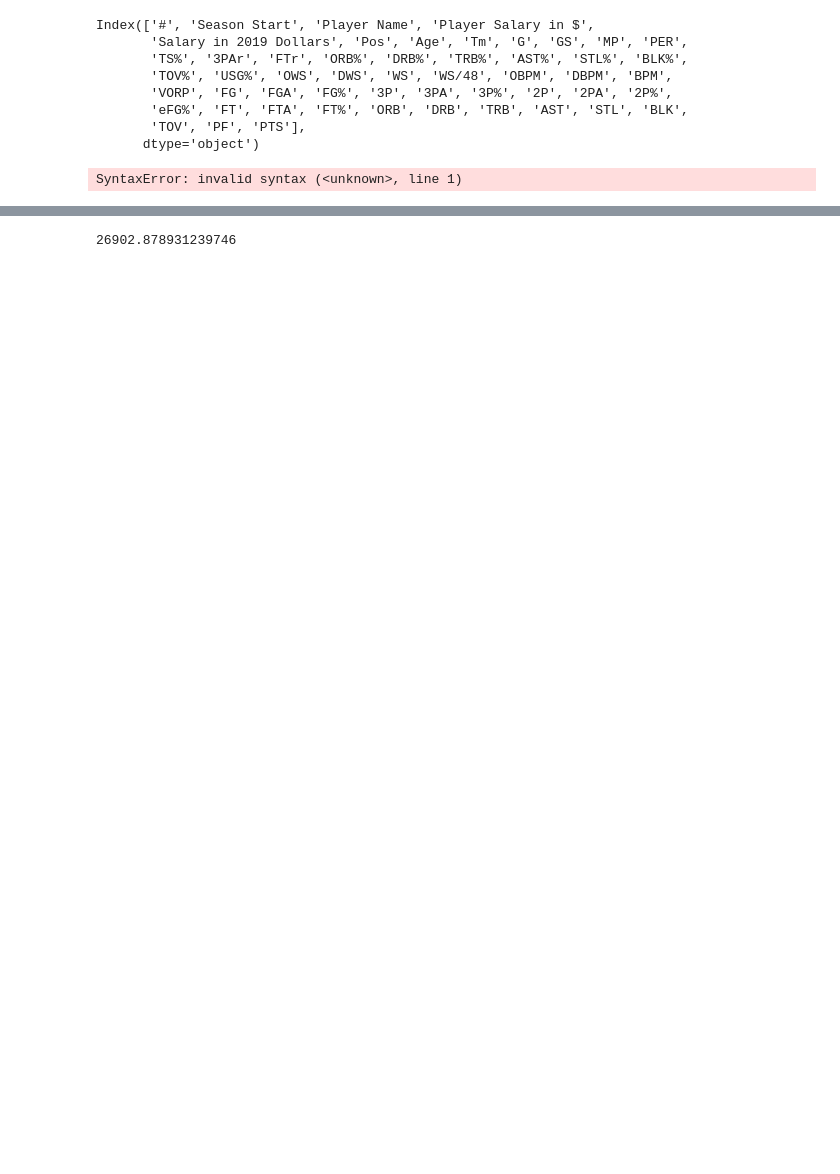
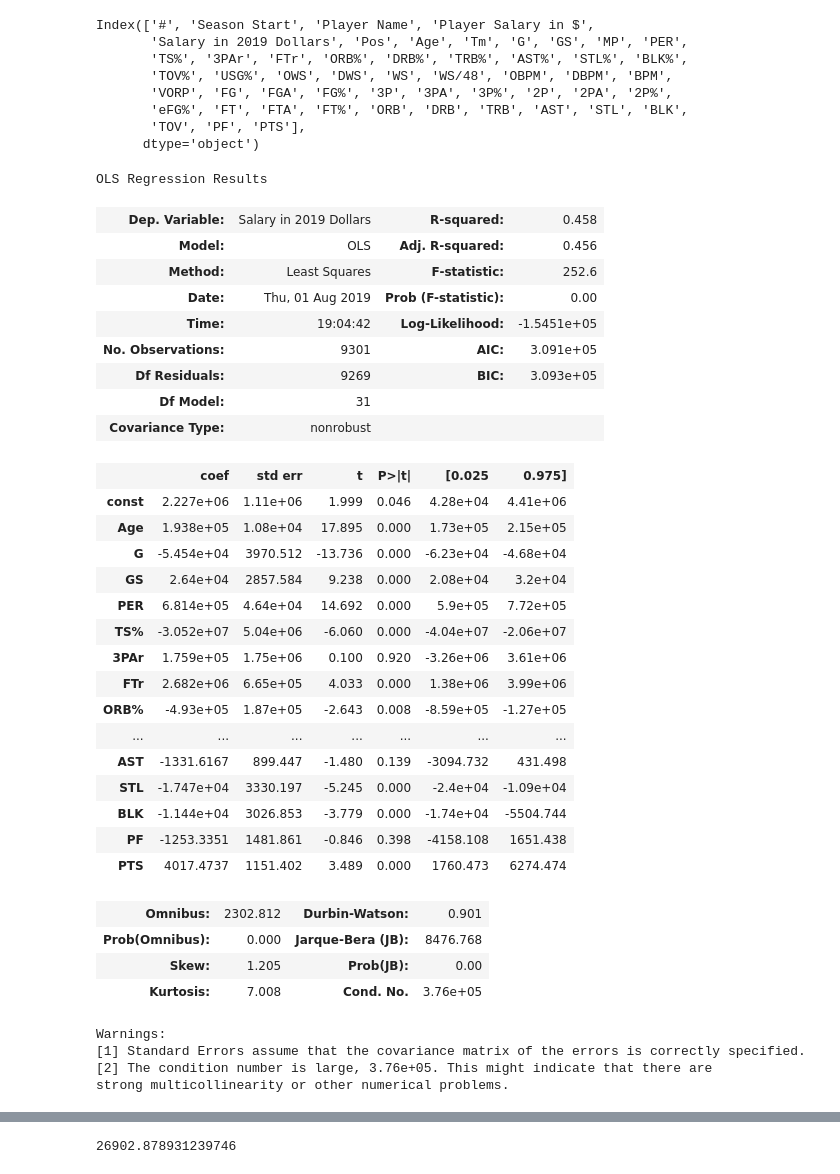
Before and after one commit to dpcoar/Final_Project, a Jupyter notebook: Salary Analysis/NBA_Salary regressions.ipynb, the cells around one changed output, grey strips where cells are left out. Drawn from its saved outputs; the diff is of its cells as text; code cells hidden in the pictures; blank space fills up the shorter version.

```diff
--- a/Salary Analysis/NBA_Salary regressions.ipynb
+++ b/Salary Analysis/NBA_Salary regressions.ipynb
@@ -162,10 +140,45 @@ Index(['#', 'Season Start', 'Player Name', 'Player Salary in $',
        'eFG%', 'FT', 'FTA', 'FT%', 'ORB', 'DRB', 'TRB', 'AST', 'STL', 'BLK',
        'TOV', 'PF', 'PTS'],
       dtype='object')
-# %%
-modelAll = smf.ols('Salary in 2019 Dollars~ MP',cleaned)
-# %% [output]
-SyntaxError: invalid syntax (<unknown>, line 1)
+# %%
+X = sm.add_constant(X)
+model11 = sm.OLS(y, X).fit()
+model11.summary()
+# %% [output]
+OLS Regression Results
+| Dep. Variable: | Salary in 2019 Dollars | R-squared: | 0.458 |
+| Model: | OLS | Adj. R-squared: | 0.456 |
+| Method: | Least Squares | F-statistic: | 252.6 |
+| Date: | Thu, 01 Aug 2019 | Prob (F-statistic): | 0.00 |
+| Time: | 19:04:42 | Log-Likelihood: | -1.5451e+05 |
+| No. Observations: | 9301 | AIC: | 3.091e+05 |
+| Df Residuals: | 9269 | BIC: | 3.093e+05 |
+| Df Model: | 31 |  |  |
+| Covariance Type: | nonrobust |  |  |
+|  | coef | std err | t | P>|t| | [0.025 | 0.975] |
+| const | 2.227e+06 | 1.11e+06 | 1.999 | 0.046 | 4.28e+04 | 4.41e+06 |
+| Age | 1.938e+05 | 1.08e+04 | 17.895 | 0.000 | 1.73e+05 | 2.15e+05 |
+| G | -5.454e+04 | 3970.512 | -13.736 | 0.000 | -6.23e+04 | -4.68e+04 |
+| GS | 2.64e+04 | 2857.584 | 9.238 | 0.000 | 2.08e+04 | 3.2e+04 |
+| PER | 6.814e+05 | 4.64e+04 | 14.692 | 0.000 | 5.9e+05 | 7.72e+05 |
+| TS% | -3.052e+07 | 5.04e+06 | -6.060 | 0.000 | -4.04e+07 | -2.06e+07 |
+| 3PAr | 1.759e+05 | 1.75e+06 | 0.100 | 0.920 | -3.26e+06 | 3.61e+06 |
+| FTr | 2.682e+06 | 6.65e+05 | 4.033 | 0.000 | 1.38e+06 | 3.99e+06 |
+| ORB% | -4.93e+05 | 1.87e+05 | -2.643 | 0.008 | -8.59e+05 | -1.27e+05 |
+| ... | ... | ... | ... | ... | ... | ... |
+| AST | -1331.6167 | 899.447 | -1.480 | 0.139 | -3094.732 | 431.498 |
+| STL | -1.747e+04 | 3330.197 | -5.245 | 0.000 | -2.4e+04 | -1.09e+04 |
+| BLK | -1.144e+04 | 3026.853 | -3.779 | 0.000 | -1.74e+04 | -5504.744 |
+| PF | -1253.3351 | 1481.861 | -0.846 | 0.398 | -4158.108 | 1651.438 |
+| PTS | 4017.4737 | 1151.402 | 3.489 | 0.000 | 1760.473 | 6274.474 |
+| Omnibus: | 2302.812 | Durbin-Watson: | 0.901 |
+| Prob(Omnibus): | 0.000 | Jarque-Bera (JB): | 8476.768 |
+| Skew: | 1.205 | Prob(JB): | 0.00 |
+| Kurtosis: | 7.008 | Cond. No. | 3.76e+05 |
+Warnings:
+[1] Standard Errors assume that the covariance matrix of the errors is correctly specified.
+[2] The condition number is large, 3.76e+05. This might indicate that there are
+strong multicollinearity or other numerical problems.
 # %%
 plt.imshow(X.corr(), cmap=plt.cm.Blues, interpolation='nearest')
 plt.colorbar()
```
Also changed, not shown: parts of 8 cells of this notebook.
